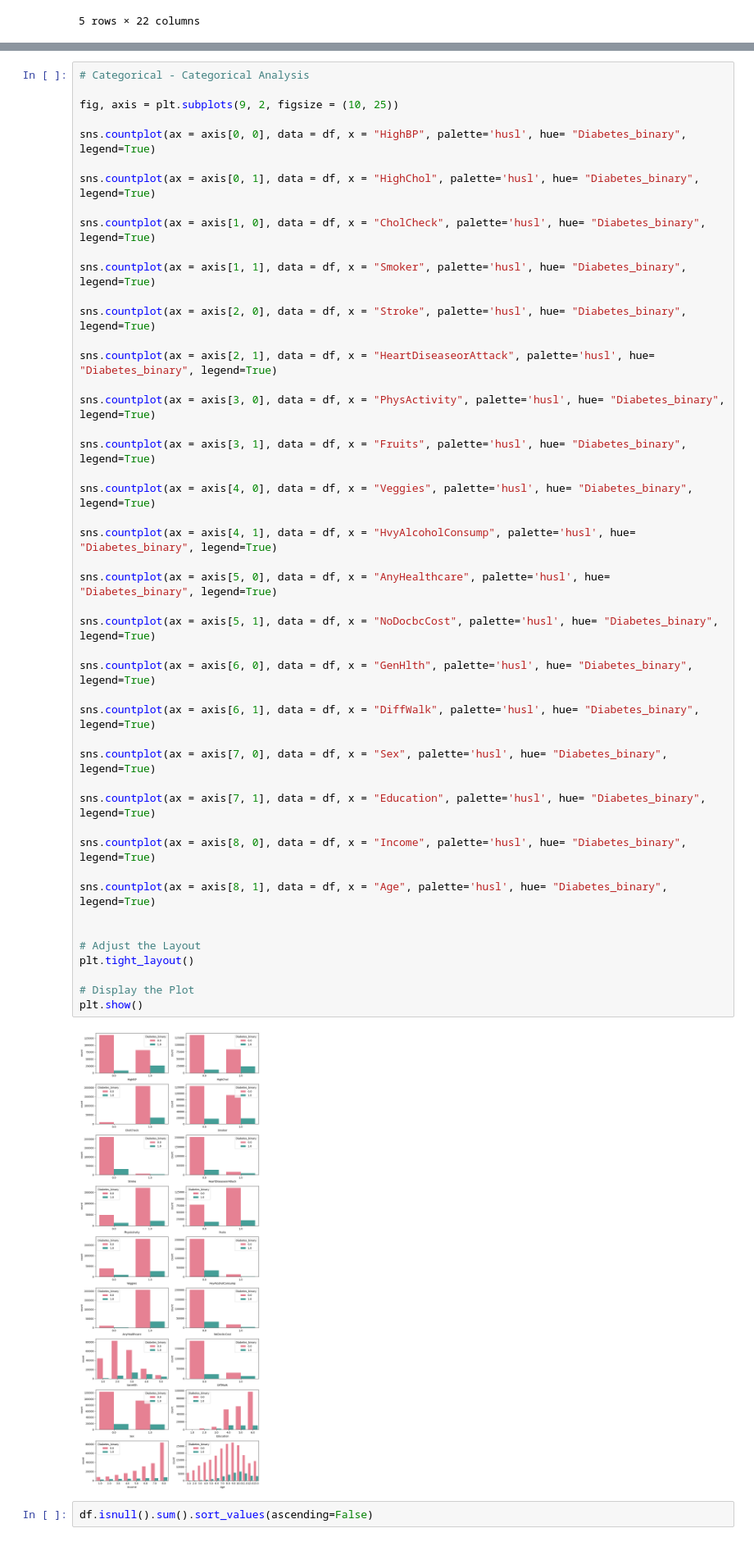
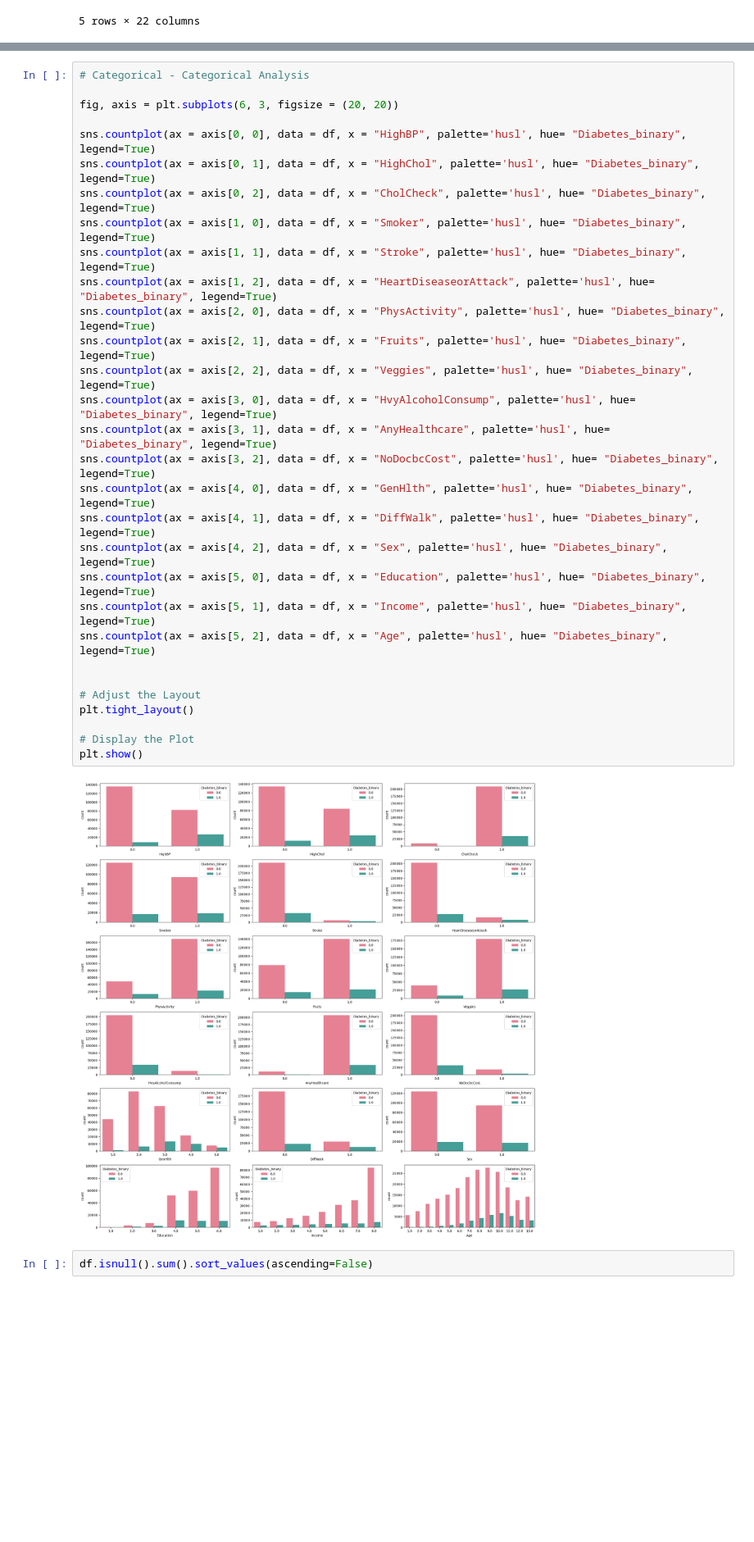
Before and after one commit to Salvador0302/pruebaproyecto_, a Jupyter notebook: proyecto.ipynb, the cells around one changed output, grey strips where cells are left out. Shown at 82% size. Drawn from its saved outputs; the diff is of its cells as text; blank space fills up the shorter version.

```diff
--- a/proyecto.ipynb
+++ b/proyecto.ipynb
@@ -160,52 +160,35 @@ plt.show()
 # %%
 # Categorical - Categorical Analysis
 
-fig, axis = plt.subplots(9, 2, figsize = (10, 25))
+fig, axis = plt.subplots(6, 3, figsize = (20, 20))
 
 sns.countplot(ax = axis[0, 0], data = df, x = "HighBP", palette='husl', hue= "Diabetes_binary", legend=True)
-
 sns.countplot(ax = axis[0, 1], data = df, x = "HighChol", palette='husl', hue= "Diabetes_binary", legend=True)
-
-sns.countplot(ax = axis[1, 0], data = df, x = "CholCheck", palette='husl', hue= "Diabetes_binary", legend=True)
-
-sns.countplot(ax = axis[1, 1], data = df, x = "Smoker", palette='husl', hue= "Diabetes_binary", legend=True)
-
-sns.countplot(ax = axis[2, 0], data = df, x = "Stroke", palette='husl', hue= "Diabetes_binary", legend=True)
-
-sns.countplot(ax = axis[2, 1], data = df, x = "HeartDiseaseorAttack", palette='husl', hue= "Diabetes_binary", legend=True)
-
-sns.countplot(ax = axis[3, 0], data = df, x = "PhysActivity", palette='husl', hue= "Diabetes_binary", legend=True)
-
-sns.countplot(ax = axis[3, 1], data = df, x = "Fruits", palette='husl', hue= "Diabetes_binary", legend=True)
-
-sns.countplot(ax = axis[4, 0], data = df, x = "Veggies", palette='husl', hue= "Diabetes_binary", legend=True)
-
-sns.countplot(ax = axis[4, 1], data = df, x = "HvyAlcoholConsump", palette='husl', hue= "Diabetes_binary", legend=True)
-
-sns.countplot(ax = axis[5, 0], data = df, x = "AnyHealthcare", palette='husl', hue= "Diabetes_binary", legend=True)
-
-sns.countplot(ax = axis[5, 1], data = df, x = "NoDocbcCost", palette='husl', hue= "Diabetes_binary", legend=True)
-
-sns.countplot(ax = axis[6, 0], data = df, x = "GenHlth", palette='husl', hue= "Diabetes_binary", legend=True)
-
-sns.countplot(ax = axis[6, 1], data = df, x = "DiffWalk", palette='husl', hue= "Diabetes_binary", legend=True)
-
-sns.countplot(ax = axis[7, 0], data = df, x = "Sex", palette='husl', hue= "Diabetes_binary", legend=True)
-
-sns.countplot(ax = axis[7, 1], data = df, x = "Education", palette='husl', hue= "Diabetes_binary", legend=True)
-
-sns.countplot(ax = axis[8, 0], data = df, x = "Income", palette='husl', hue= "Diabetes_binary", legend=True)
-
-sns.countplot(ax = axis[8, 1], data = df, x = "Age", palette='husl', hue= "Diabetes_binary", legend=True)
+sns.countplot(ax = axis[0, 2], data = df, x = "CholCheck", palette='husl', hue= "Diabetes_binary", legend=True)
+sns.countplot(ax = axis[1, 0], data = df, x = "Smoker", palette='husl', hue= "Diabetes_binary", legend=True)
+sns.countplot(ax = axis[1, 1], data = df, x = "Stroke", palette='husl', hue= "Diabetes_binary", legend=True)
+sns.countplot(ax = axis[1, 2], data = df, x = "HeartDiseaseorAttack", palette='husl', hue= "Diabetes_binary", legend=True)
+sns.countplot(ax = axis[2, 0], data = df, x = "PhysActivity", palette='husl', hue= "Diabetes_binary", legend=True)
+sns.countplot(ax = axis[2, 1], data = df, x = "Fruits", palette='husl', hue= "Diabetes_binary", legend=True)
+sns.countplot(ax = axis[2, 2], data = df, x = "Veggies", palette='husl', hue= "Diabetes_binary", legend=True)
+sns.countplot(ax = axis[3, 0], data = df, x = "HvyAlcoholConsump", palette='husl', hue= "Diabetes_binary", legend=True)
+sns.countplot(ax = axis[3, 1], data = df, x = "AnyHealthcare", palette='husl', hue= "Diabetes_binary", legend=True)
+sns.countplot(ax = axis[3, 2], data = df, x = "NoDocbcCost", palette='husl', hue= "Diabetes_binary", legend=True)
+sns.countplot(ax = axis[4, 0], data = df, x = "GenHlth", palette='husl', hue= "Diabetes_binary", legend=True)
+sns.countplot(ax = axis[4, 1], data = df, x = "DiffWalk", palette='husl', hue= "Diabetes_binary", legend=True)
+sns.countplot(ax = axis[4, 2], data = df, x = "Sex", palette='husl', hue= "Diabetes_binary", legend=True)
+sns.countplot(ax = axis[5, 0], data = df, x = "Education", palette='husl', hue= "Diabetes_binary", legend=True)
+sns.countplot(ax = axis[5, 1], data = df, x = "Income", palette='husl', hue= "Diabetes_binary", legend=True)
+sns.countplot(ax = axis[5, 2], data = df, x = "Age", palette='husl', hue= "Diabetes_binary", legend=True)
 
 
 # Adjust the Layout
 plt.tight_layout()
 
 # Display the Plot
 plt.show()
 # %% [output]
-[figure, old version]
+[figure, new version]
 # %%
 df.isnull().sum().sort_values(ascending=False)
 # %% [output]
```
Also changed, not shown: parts of 14 cells of this notebook.
